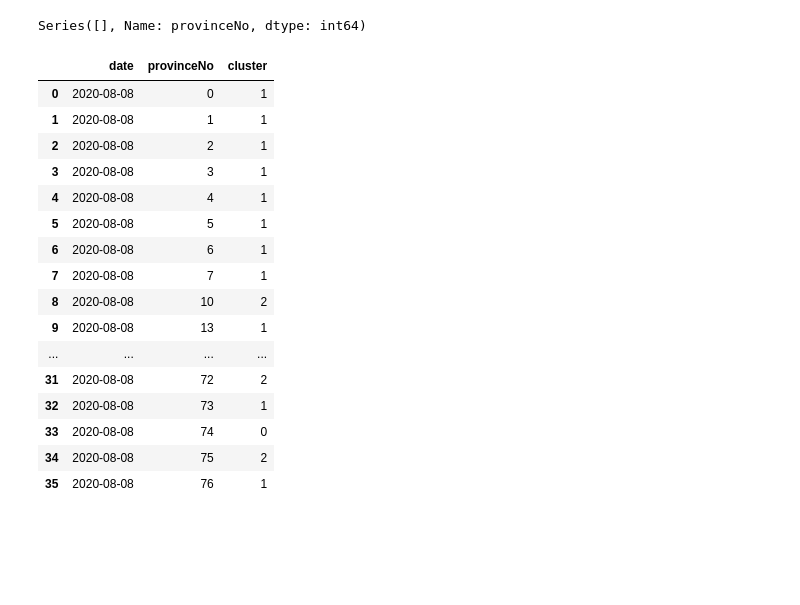
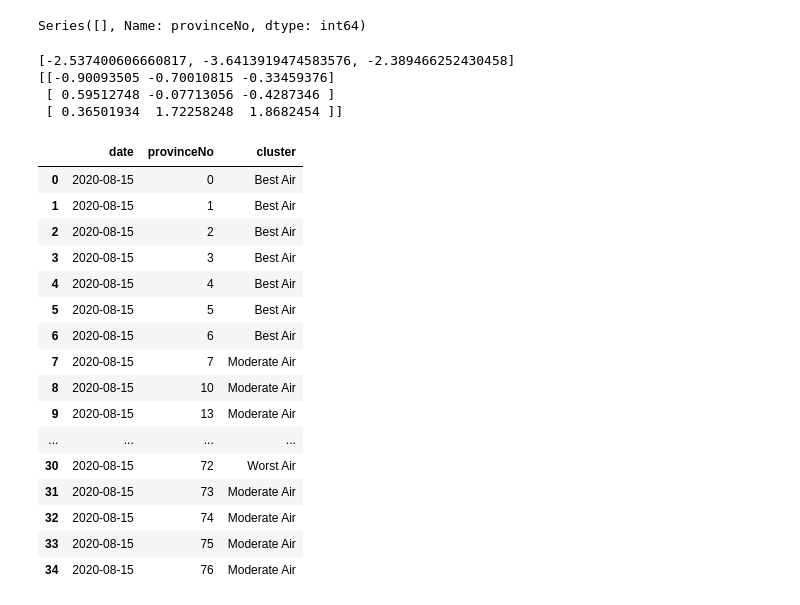
Before and after one commit to Peemajoke/DataSciProject2, a Jupyter notebook: Code/ProjectCode.ipynb, the cells around one changed output. Saved outputs shown, nothing was run; the diff lists cells and outputs as text; code cells hidden in the pictures; blank space fills up the shorter version.

Commit message:
define cluster name

```diff
--- a/Code/ProjectCode.ipynb
+++ b/Code/ProjectCode.ipynb
@@ -420,3 +420,15 @@ df20200722.head()
 | 705 | 29.916667 | 60 | 270 |
 # %%
 from sklearn.preprocessing import StandardScaler
+# %%
+def zscoreForOrigin(mean,sd):
+    return (0-mean)/sd
+# %%
+def calculateOrigin(df):
+    sd_x = df.iloc[:,0].std()
+    mean_x = df.iloc[:,0].mean()
+    sd_y = df.iloc[:,1].std()
+    mean_y = df.iloc[:,1].mean()
+    sd_z = df.iloc[:,2].std()
+    mean_z = df.iloc[:,2].mean()
+    return [zscoreForOrigin(mean_x,sd_x), zscoreForOrigin(mean_y,sd_y), zscoreForOrigin(mean_z,sd_z)]
@@ -423,17 +437,29 @@ from sklearn.preprocessing import StandardScaler
+# %%
+def findDistanceFromOrigin(centroid,originCoordination):
+    return math.sqrt( ((centroid[0]-originCoordination[0])**2) + ((centroid[1]-originCoordination[1])**2) + ((centroid[2]-originCoordination[2])**2) )
 # %%
 def clusterOneday(date):
     df_DateProvinceNo = df_merge[df_merge['date'] == date].iloc[:,:2]
     df = df_merge[df_merge['date'] == date].iloc[:,2:]
+    origin3Center = calculateOrigin(df)
+    print(origin3Center)
     scaler = StandardScaler()
     scaler.fit(df)
     trans_df = scaler.transform(df)
 
     kmeans = KMeans(n_clusters=3,random_state=2022) #might change as there will be 3 features
     kmeans.fit(trans_df)
-    # print(kmeans.cluster_centers_)
+    distanceEachCenterAndOrigin = []
+    distanceEachCenterAndOrigin.append((findDistanceFromOrigin(kmeans.cluster_centers_[0],origin3Center),0))
+    distanceEachCenterAndOrigin.append((findDistanceFromOrigin(kmeans.cluster_centers_[1],origin3Center),1))
+    distanceEachCenterAndOrigin.append((findDistanceFromOrigin(kmeans.cluster_centers_[2],origin3Center),2))
+    distanceEachCenterAndOrigin.sort(key = lambda x : x[0])
+    print(kmeans.cluster_centers_)
     # print(kmeans.labels_)
     # print(trans_df)
+    mapper ={distanceEachCenterAndOrigin[0][1]:"Best Air",distanceEachCenterAndOrigin[1][1]:"Moderate Air",distanceEachCenterAndOrigin[2][1]:"Worst Air"}
     predict_df = pd.DataFrame(kmeans.predict(trans_df),columns=['cluster'])
+    predict_df['cluster'] = predict_df['cluster'].replace(mapper)
     predict_df.insert(0,"provinceNo",df_DateProvinceNo['provinceNo'].to_list())
     predict_df.insert(0,"date",df_DateProvinceNo['date'].to_list())
     return predict_df
@@ -443,26 +469,30 @@ df_DateProvinceNo['provinceNo']
 # %% [output]
 Series([], Name: provinceNo, dtype: int64)
 # %%
-dfCluster = clusterOneday('2020-08-08')
+dfCluster = clusterOneday('2020-08-15')
 dfCluster
 # %% [output]
+[-2.537400606660817, -3.6413919474583576, -2.389466252430458]
+[[-0.90093505 -0.70010815 -0.33459376]
+ [ 0.59512748 -0.07713056 -0.4287346 ]
+ [ 0.36501934  1.72258248  1.8682454 ]]
 |  | date | provinceNo | cluster |
-| 0 | 2020-08-08 | 0 | 1 |
-| 1 | 2020-08-08 | 1 | 1 |
-| 2 | 2020-08-08 | 2 | 1 |
-| 3 | 2020-08-08 | 3 | 1 |
-| 4 | 2020-08-08 | 4 | 1 |
-| 5 | 2020-08-08 | 5 | 1 |
-| 6 | 2020-08-08 | 6 | 1 |
-| 7 | 2020-08-08 | 7 | 1 |
-| 8 | 2020-08-08 | 10 | 2 |
-| 9 | 2020-08-08 | 13 | 1 |
+| 0 | 2020-08-15 | 0 | Best Air |
+| 1 | 2020-08-15 | 1 | Best Air |
+| 2 | 2020-08-15 | 2 | Best Air |
+| 3 | 2020-08-15 | 3 | Best Air |
+| 4 | 2020-08-15 | 4 | Best Air |
+| 5 | 2020-08-15 | 5 | Best Air |
+| 6 | 2020-08-15 | 6 | Best Air |
+| 7 | 2020-08-15 | 7 | Moderate Air |
+| 8 | 2020-08-15 | 10 | Moderate Air |
+| 9 | 2020-08-15 | 13 | Moderate Air |
 | ... | ... | ... | ... |
-| 31 | 2020-08-08 | 72 | 2 |
-| 32 | 2020-08-08 | 73 | 1 |
-| 33 | 2020-08-08 | 74 | 0 |
-| 34 | 2020-08-08 | 75 | 2 |
-| 35 | 2020-08-08 | 76 | 1 |
+| 30 | 2020-08-15 | 72 | Worst Air |
+| 31 | 2020-08-15 | 73 | Moderate Air |
+| 32 | 2020-08-15 | 74 | Moderate Air |
+| 33 | 2020-08-15 | 75 | Moderate Air |
+| 34 | 2020-08-15 | 76 | Moderate Air |
 # %%
 dfCluster = clusterOneday('2020-07-22')
 for e in validDate[1:]:
```
Also changed, not shown: parts of 6 cells of this notebook, 3 other files.
